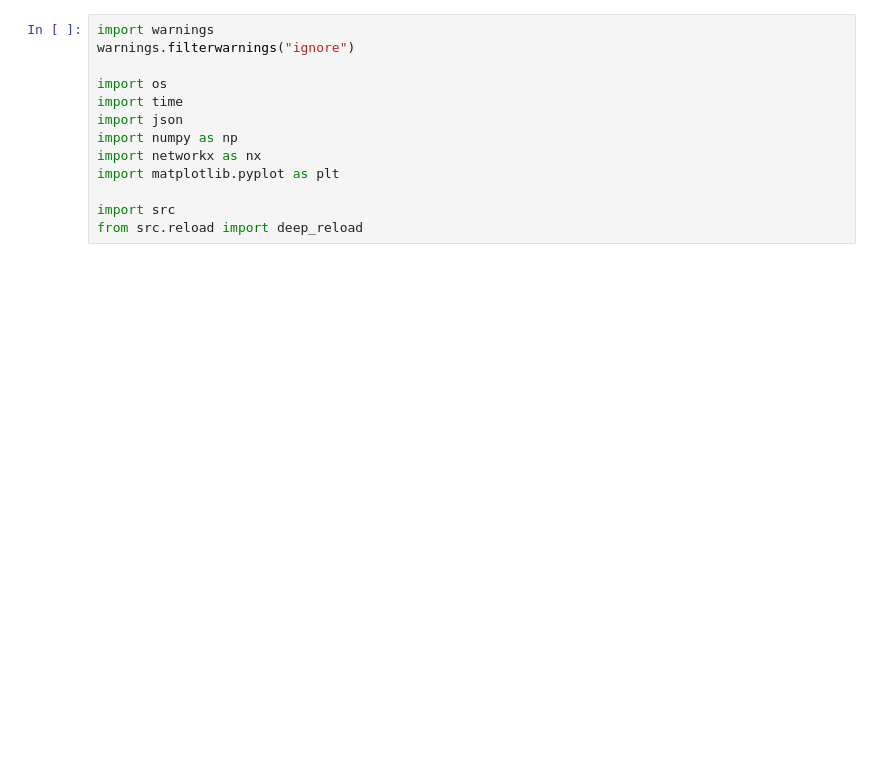
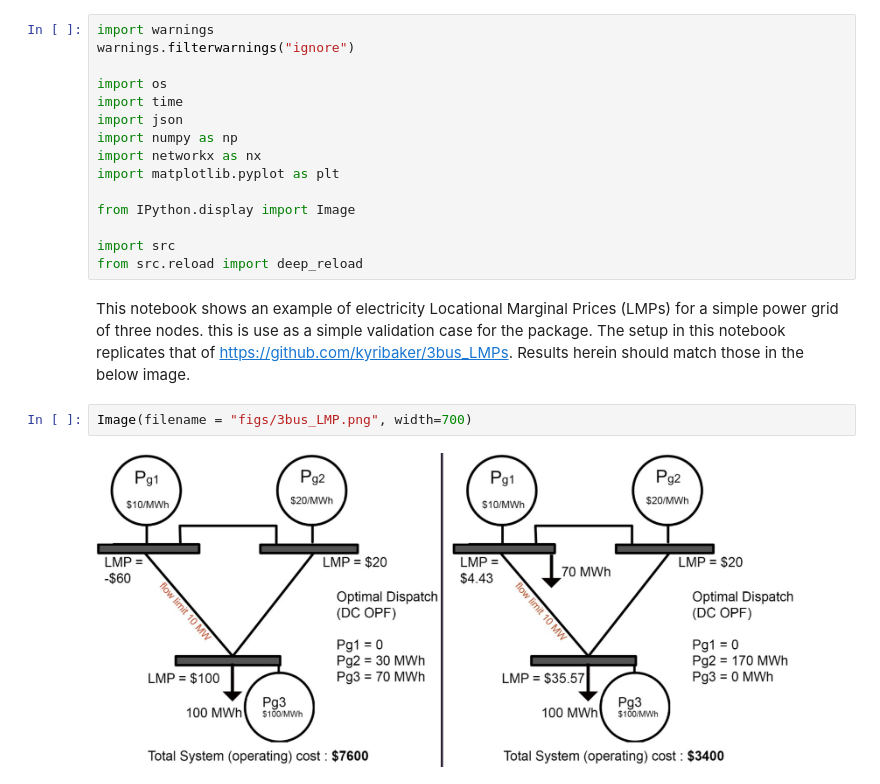
Before and after one commit to airabino/ISO_V2G, a Jupyter notebook: Dev.ipynb, the cells around one changed output. Saved outputs shown, nothing was run; the diff lists cells and outputs as text; blank space fills up the shorter version.

Commit message:
Aaron 1/2/2024 1: Validated for simple 3 bus

```diff
--- a/Dev.ipynb
+++ b/Dev.ipynb
@@ -9,6 +9,14 @@ import numpy as np
 import networkx as nx
 import matplotlib.pyplot as plt
 
+from IPython.display import Image
+
 import src
 from src.reload import deep_reload
+# %% [markdown]
+This notebook shows an example of electricity Locational Marginal Prices (LMPs) for a simple power grid of three nodes. this is use as a simple validation case for the package. The setup in this notebook replicates that of https://github.com/kyribaker/3bus_LMPs. Results herein should match those in the below image.
+# %%
+Image(filename = "figs/3bus_LMP.png", width=700)
+# %% [output]
+[figure, added]
 # %%
```
Also changed, not shown: parts of 9 cells of this notebook, 4 other files.
